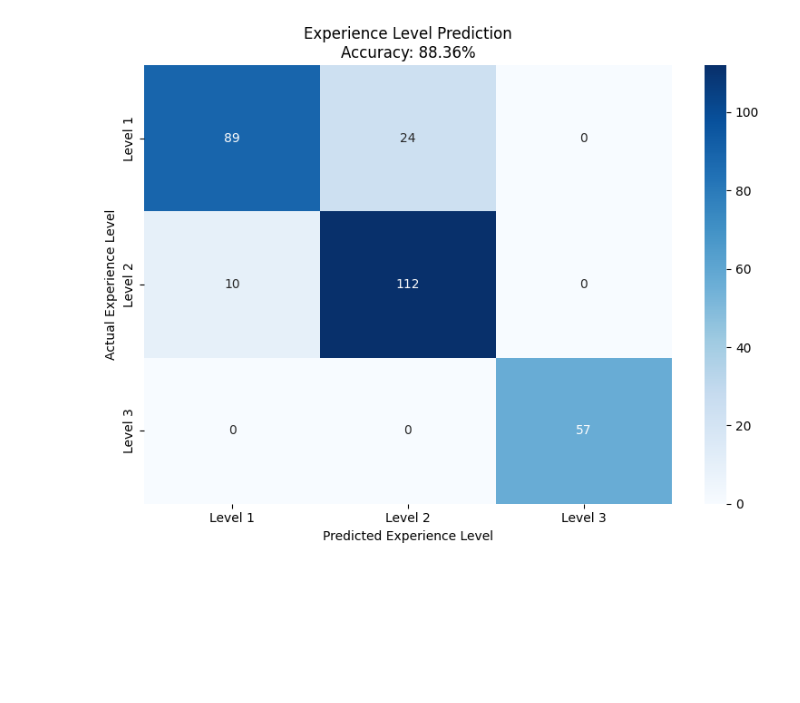
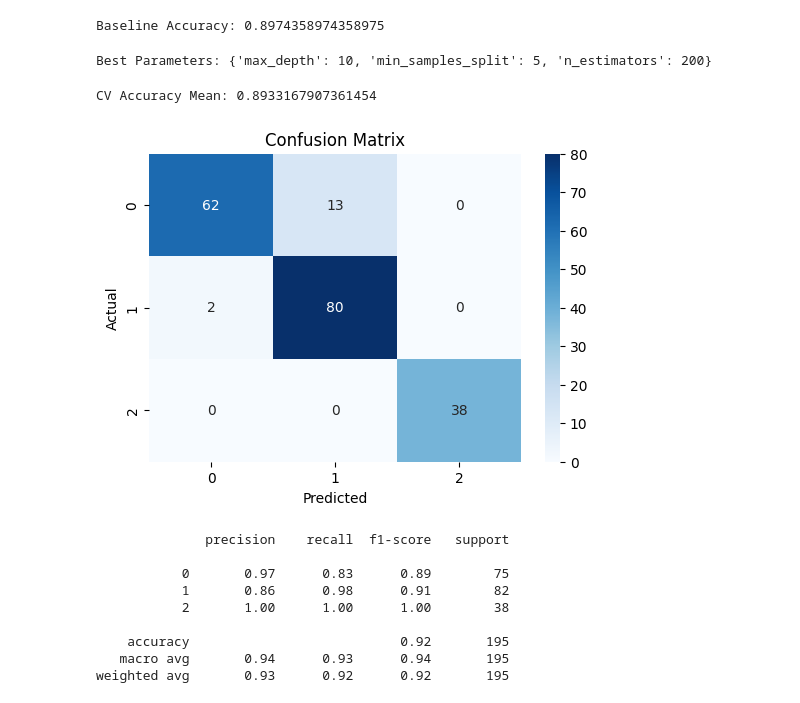
Before and after one commit to onurercen/workout_prediction_app, a Jupyter notebook: random_forest_exp_level.ipynb, the cells around one changed output. Drawn from its saved outputs; the diff is of its cells as text; code cells hidden in the pictures; blank space fills up the shorter version.

```diff
--- a/random_forest_exp_level.ipynb
+++ b/random_forest_exp_level.ipynb
@@ -104,0 +59,5 @@ Target (Experience Level): Experience_Level
+# %%
+#feature eng
+df["Session_Duration_min"] = df["Session_Duration (hours)"] * 60
+df["Calories_per_kg"] = df["Calories_Burned"] / df["Weight (kg)"]
+df["HRR"] = df["Max_BPM"] - df["Resting_BPM"]
@@ -196,14 +80,67 @@ weighted avg       0.89      0.88      0.88       292
+# %%
+# Baseline Model
+rf_baseline = RandomForestClassifier(random_state=42)
+rf_baseline.fit(X_train, y_train)
+
+y_pred_base = rf_baseline.predict(X_test)
+print("Baseline Accuracy:", accuracy_score(y_test, y_pred_base))
+# %% [output]
+Baseline Accuracy: 0.8974358974358975
+# %%
+#GridSearch
+param_grid = {
+    "n_estimators": [100, 200],
+    "max_depth": [None, 10, 20],
+    "min_samples_split": [2, 5]
+}
+
+grid = GridSearchCV(
+    RandomForestClassifier(random_state=42),
+    param_grid,
+    cv=5,
+    n_jobs=-1
+)
+
+grid.fit(X_train, y_train)
+best_model = grid.best_estimator_
+
+print("Best Parameters:", grid.best_params_)
+# %% [output]
+Best Parameters: {'max_depth': 10, 'min_samples_split': 5, 'n_estimators': 200}
+# %%
+#Cross-Validation
+cv_scores = cross_val_score(
+    best_model,
+    X_train,
+    y_train,
+    cv=5
+)
+
+print("CV Accuracy Mean:", cv_scores.mean())
+# %% [output]
+CV Accuracy Mean: 0.8933167907361454
 # %%
-# Confusion Matrix
+#Confusion Matrix
+y_pred = best_model.predict(X_test)
+
 cm = confusion_matrix(y_test, y_pred)
-plt.figure(figsize=(8, 6))
-sns.heatmap(cm, annot=True, fmt='d', cmap='Blues',
-            xticklabels=['Level 1', 'Level 2', 'Level 3'],
-            yticklabels=['Level 1', 'Level 2', 'Level 3'])
-plt.title(f'Experience Level Prediction\nAccuracy: {accuracy:.2%}')
-plt.xlabel('Predicted Experience Level')
-plt.ylabel('Actual Experience Level')
-plt.tight_layout()
+
+plt.figure(figsize=(6,4))
+sns.heatmap(cm, annot=True, fmt="d", cmap="Blues")
+plt.xlabel("Predicted")
+plt.ylabel("Actual")
+plt.title("Confusion Matrix")
 plt.show()
+
+print(classification_report(y_test, y_pred))
 # %% [output]
-[figure, old version]
+[figure, new version]
+              precision    recall  f1-score   support
+
+           0       0.97      0.83      0.89        75
+           1       0.86      0.98      0.91        82
+           2       1.00      1.00      1.00        38
+
+    accuracy                           0.92       195
+   macro avg       0.94      0.93      0.94       195
+weighted avg       0.93      0.92      0.92       195
```
Also changed, not shown: parts of 27 cells of this notebook, 1 other file.
